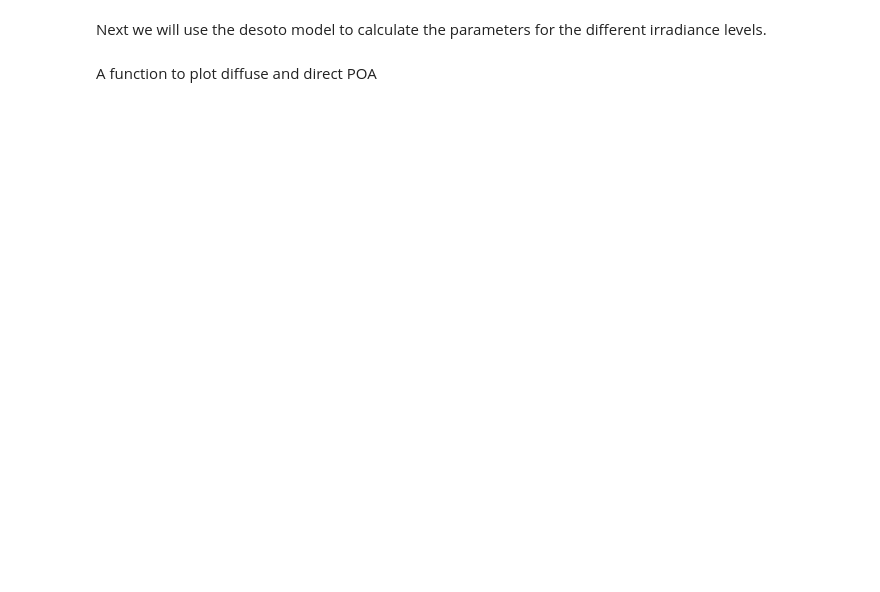
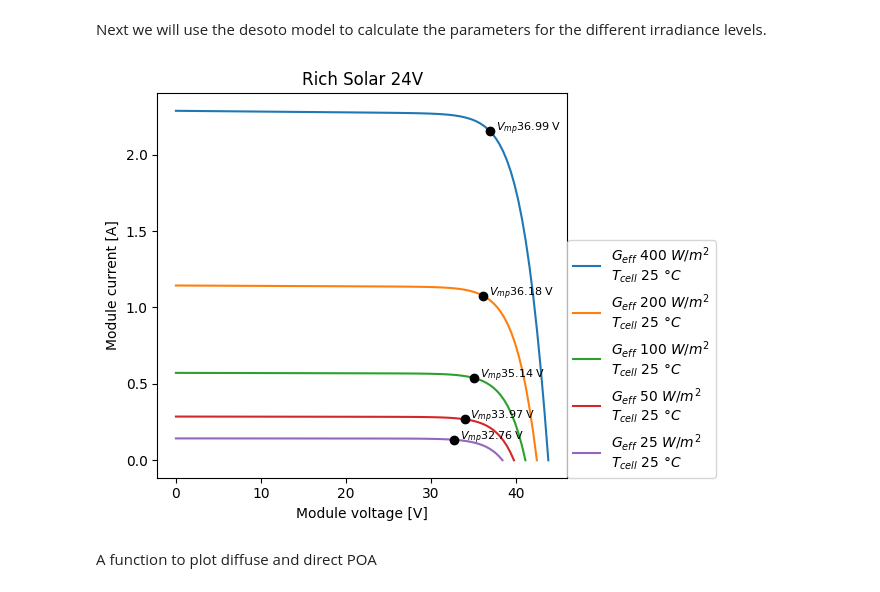
Before and after one commit to natecostello/pv-partial-shading, a Jupyter notebook: sunrise-sunset-voltage-study.ipynb, the cells around one changed output. Drawn from its saved outputs; the diff is of its cells as text; code cells hidden in the pictures; blank space fills up the shorter version.

Commit message:
got rough plotting running

```diff
--- a/sunrise-sunset-voltage-study.ipynb
+++ b/sunrise-sunset-voltage-study.ipynb
@@ -21,9 +21,10 @@ For the 12V Rich Solar Panel, there isn't a close entry.  For that panel, we'll
 # %%
 # Get the module parameters from the CEC database
 MODULE_24 = pvsystem.retrieve_sam('CECMod')['JA_Solar_JAM5_L__72_200_SI']
-
+print(MODULE_24)
 # Copy the paramters we will need to a new dictionary
 rich_solar_24V_params = {
+    'Name' : 'Rich Solar 24V',
     'Technology': 'monoSI',
     #'Bifacial' : MODULE_24['Bifacial'],
     #'STC' : MODULE_24['STC'],
@@ -50,6 +51,7 @@ rich_solar_24V_params = {
 
 # Copy and scale the relevant parameters to a new dictionary
 rich_solar_12V_params = {
+    'Name' : 'Rich Solar 12V',
     'Technology': 'monoSi',
     #'Bifacial' : MODULE_24['Bifacial'],
     #'STC' : MODULE_24['STC']/2,
@@ -92,4 +94,10 @@ rich_solar_12V_params['I_o_ref'] = I_o_ref
 rich_solar_12V_params['R_s'] = R_s
 rich_solar_12V_params['R_sh_ref'] = R_sh_ref
 rich_solar_12V_params['Adjust'] = Adjust
+
+# Add a few more constants
+EgRef = 1.121 #The energy bandgap at reference temperature in units of eV. 1.121 eV for crystalline silicon.
+dEgdT = -0.0002677 #The temperature dependence of the energy bandgap at reference conditions in units of 1/K. -0.0002677 1/K for crystalline silicon.
+Temp = 25 #Cell temperature in degrees C
+#TODO we should base this on the average december soltice temperature for the location
 # %% [output]
@@ -111,4 +148,38 @@ IL, I0, Rs, Rsh, nNsVth = pvsystem.calcparams_desoto(
 )
+# %%
+# plug the parameters into the SDE and solve for IV curves:
+SDE_params = {
+    'photocurrent': IL,
+    'saturation_current': I0,
+    'resistance_series': Rs,
+    'resistance_shunt': Rsh,
+    'nNsVth': nNsVth
+}
+curve_info = pvsystem.singlediode(method='lambertw', **SDE_params)
+v = pd.DataFrame(np.linspace(0., curve_info['v_oc'], 100))
+i = pd.DataFrame(pvsystem.i_from_v(voltage=v, method='lambertw', **SDE_params))
+
+# plot the calculated curves:
+plt.figure()
+for idx, case in conditions.iterrows():
+    label = (
+        "$G_{eff}$ " + f"{case['Geff']} $W/m^2$\n"
+        "$T_{cell}$ " + f"{case['Tcell']} $\\degree C$"
+    )
+    plt.plot(v[idx], i[idx], label=label)
+    v_mp = curve_info['v_mp'][idx]
+    i_mp = curve_info['i_mp'][idx]
+    # mark the MPP
+    plt.plot([v_mp], [i_mp], ls='', marker='o', c='k')
+    plt.text(v_mp * 1.02, i_mp, f"$V_{{mp}}${v_mp:.2f} V", fontsize=8)
+
+plt.legend(loc=(1.0, 0))
+plt.xlabel('Module voltage [V]')
+plt.ylabel('Module current [A]')
+plt.title(rich_solar_24V_params['Name'])
+plt.gcf().set_tight_layout(True)
+# %% [output]
+[figure, added]
 # %% [markdown]
 A function to plot diffuse and direct POA
 # %%
```
Also changed, not shown: parts of 6 cells of this notebook.
